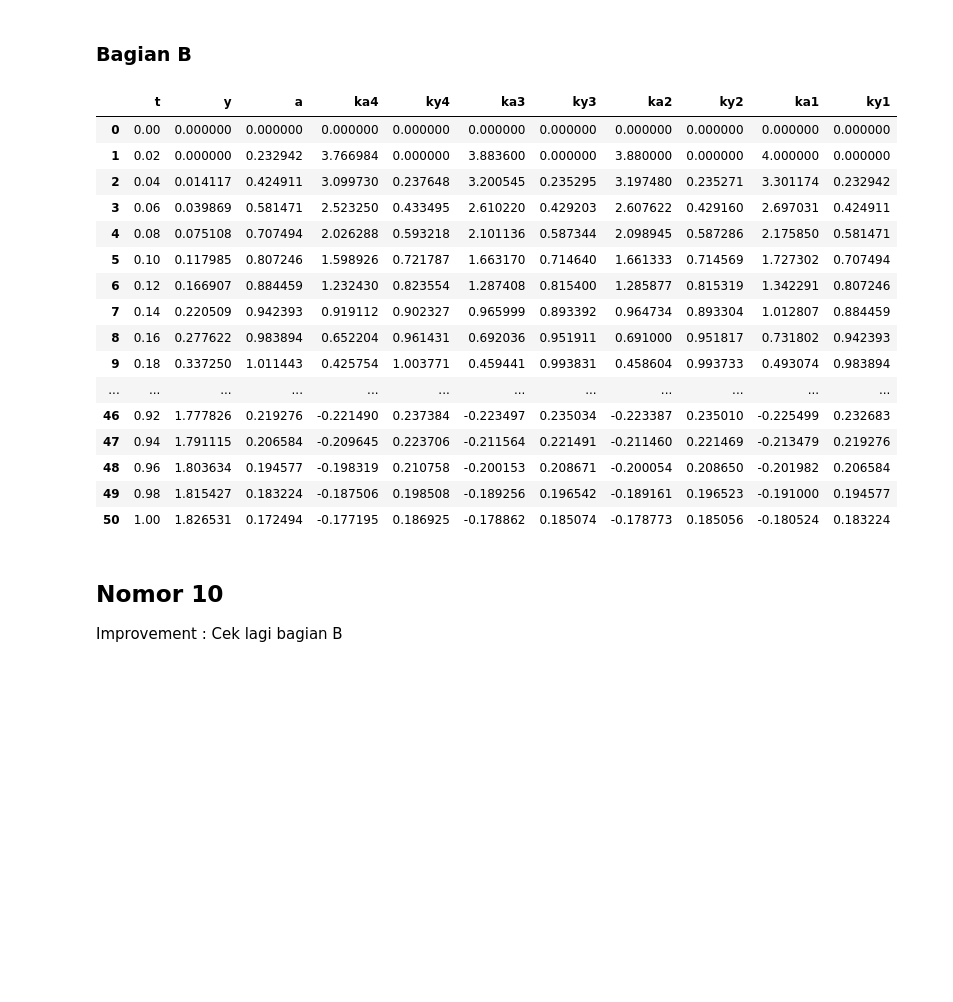
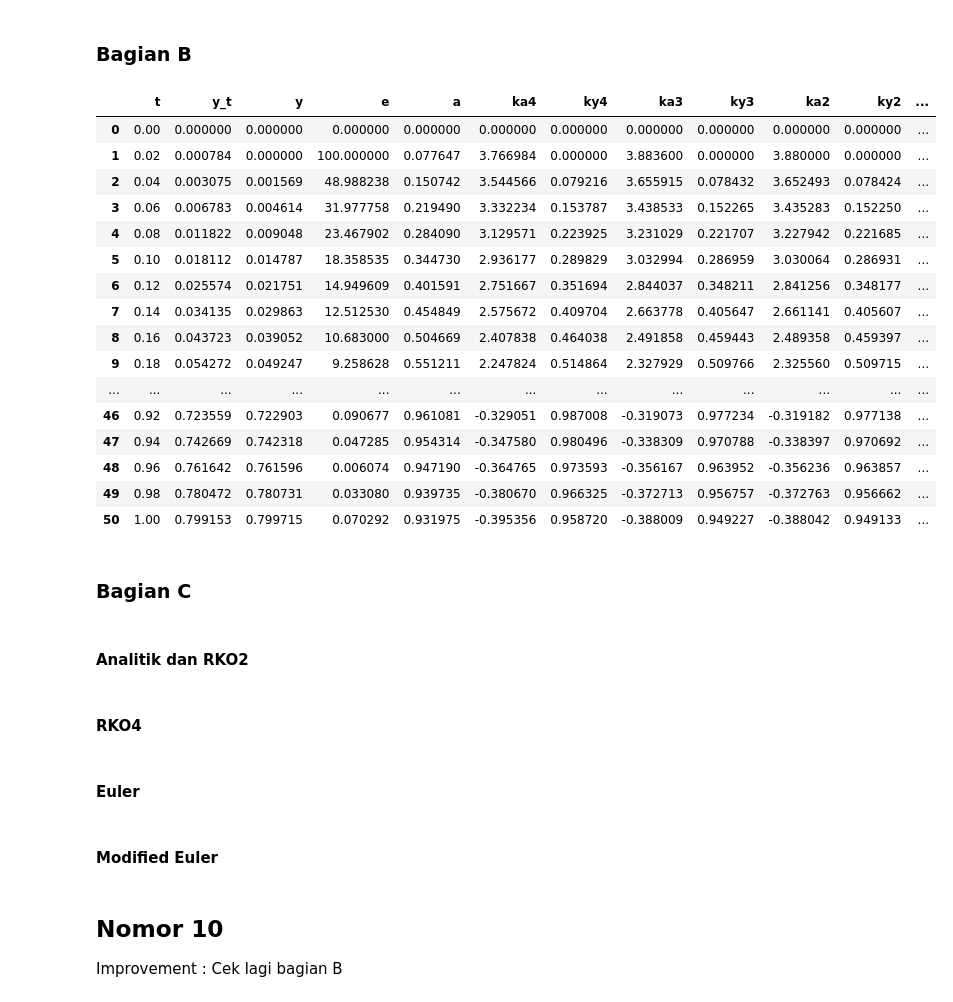
Before and after one commit to RendiZein/Metode-Rekayasa-Komputasi, a Jupyter notebook: RK_Method.ipynb, the cells around one changed output. Saved outputs shown, nothing was run; the diff lists cells and outputs as text; code cells hidden in the pictures; blank space fills up the shorter version.

```diff
--- a/RK_Method.ipynb
+++ b/RK_Method.ipynb
@@ -571,18 +571,18 @@ Improvement :
 # %%
 dt=0.02
 f=lambda t,y,a : 4-2*y-3*a
+f_t=lambda t : -4*np.exp(-t)+2*np.exp(-2*t)+2
 t_0=0
 t_end=1
-# y_true_func=lambda t :2+3*np.exp(-t)
-# y_true=[y_0]
-# y_pred=[y_0]
 H = int((t_end-t_0)/dt)
 t=np.linspace(t_0, t_end, H+1)
 ka2=np.zeros(len(t))
 ky2=np.zeros(len(t))
 ka1=np.zeros(len(t))
 ky1=np.zeros(len(t))
+y_t=np.zeros(len(t))
 a=np.zeros(len(t))
+e=np.zeros(len(t))
 y = np.zeros(len(t))
 ka2[0]=0
 ky2[0]=0
@@ -590,6 +590,8 @@ ka1[0] =0
 ky1[0] = 0
 a[0] = 0
 y[0] = 0
+y_t[0]=0
+e[0]=0
 
 #looping
 for j in range(len(t)-1):
@@ -599,7 +601,10 @@ for j in range(len(t)-1):
   ka2[j+1]=f(t[j+1], y[j]+ky1[j+1]*dt, a[j]+ka1[j+1]*dt)
   y[j+1]=y[j]+(ky1[j+1]+ ky2[j+1])*dt*0.5
   a[j+1]=a[j]+(ka1[j+1]+ ka2[j+1])*dt*0.5
-df = pd.DataFrame(list(zip(t, y, a, ka2,ky2,ka1, ky1)),
-              columns =['t','y', 'a', 'ka2','ky2','ka1','ky1'])
+  y_t[j+1]=f_t(t[j+1])
+  e[j+1]=(np.abs(y[j+1]-y_t[j+1])/y_t[j+1])*100
+
+df = pd.DataFrame(list(zip(t, y_t, y, e, a, ka2,ky2,ka1, ky1)),
+              columns =['t','y_t','y','e', 'a', 'ka2','ky2','ka1','ky1'])
 display(df)
 # %% [output]
@@ -625,6 +630,7 @@ display(df)
 # %%
 dt=0.02
 f=lambda t,y,a : 4-2*y-3*a
+f_t=lambda t : -4*np.exp(-t)+2*np.exp(-2*t)+2
 t_0=0
 t_end=1
 # y_true_func=lambda t :2+3*np.exp(-t)
@@ -639,54 +645,70 @@ ky3=np.zeros(len(t))
 ka2=np.zeros(len(t))
 ky2=np.zeros(len(t))
 ka1=np.zeros(len(t))
 ky1=np.zeros(len(t))
 a=np.zeros(len(t))
 y = np.zeros(len(t))
+y_t = np.zeros(len(t))
+e = np.zeros(len(t))
 
 ka4[0]=0
 ky4[0]=0
 ka3[0]=0
 ky3[0]=0
 ka2[0]=0
 ky2[0]=0
 ka1[0]=0
 ky1[0]=0
 a[0]=0
 y[0]=0
+y_t[0]=0
+e[0]=0
 
 #looping
 for j in range(len(t)-1):
   ky1[j+1]=a[j]
   ka1[j+1]=f(t[j], y[j], a[j])
   ky2[j+1]=a[j]+ky1[j+1]*dt/2
   ka2[j+1]=f(t[j]+dt/2, y[j]+ky1[j+1]*dt/2, a[j]+ka1[j+1]*dt/2)
   ky3[j+1]=a[j]+ky2[j+1]*dt/2
   ka3[j+1]=f(t[j]+dt/2, y[j]+ky2[j+1]*dt/2, a[j]+ka2[j+1]*dt/2)
   ky4[j+1]=a[j]+ky3[j+1]*dt
   ka4[j+1]=f(t[j]+dt, y[j]+ky3[j+1]*dt, a[j]+ka3[j+1]*dt)
-  y[j+1]=y[j]+(ky1[j+1]+ 2*ky2[j+1]+2*ky3[j+1]+ky4[j+1])*dt/2
-  a[j+1]=a[j]+(ka1[j+1]+ 2*ka2[j+1]+2*ka3[j+1]+ka4[j+1])*dt/2
-df = pd.DataFrame(list(zip(t, y, a,ka4,ky4,ka3, ky3, ka2,ky2,ka1, ky1)),
-              columns =['t','y', 'a','ka4','ky4','ka3','ky3', 'ka2', 'ky2', 'ka1', 'ky1'])
+  y[j+1]=y[j]+(ky1[j+1]+ 2*ky2[j+1]+2*ky3[j+1]+ky4[j+1])*dt/6
+  a[j+1]=a[j]+(ka1[j+1]+ 2*ka2[j+1]+2*ka3[j+1]+ka4[j+1])*dt/6
+  y_t[j+1]=f_t(t[j+1])
+  e[j+1]=(np.abs(y[j+1]-y_t[j+1])/y_t[j+1])*100
+df = pd.DataFrame(list(zip(t, y_t,y,e, a,ka4,ky4,ka3, ky3, ka2,ky2,ka1, ky1)),
+              columns =['t','y_t','y','e', 'a','ka4','ky4','ka3','ky3', 'ka2', 'ky2', 'ka1', 'ky1'])
 display(df)
 # %% [output]
-|  | t | y | a | ka4 | ky4 | ka3 | ky3 | ka2 | ky2 | ka1 | ky1 |
-| 0 | 0.00 | 0.000000 | 0.000000 | 0.000000 | 0.000000 | 0.000000 | 0.000000 | 0.000000 | 0.000000 | 0.000000 | 0.000000 |
-| 1 | 0.02 | 0.000000 | 0.232942 | 3.766984 | 0.000000 | 3.883600 | 0.000000 | 3.880000 | 0.000000 | 4.000000 | 0.000000 |
-| 2 | 0.04 | 0.014117 | 0.424911 | 3.099730 | 0.237648 | 3.200545 | 0.235295 | 3.197480 | 0.235271 | 3.301174 | 0.232942 |
-| 3 | 0.06 | 0.039869 | 0.581471 | 2.523250 | 0.433495 | 2.610220 | 0.429203 | 2.607622 | 0.429160 | 2.697031 | 0.424911 |
-| 4 | 0.08 | 0.075108 | 0.707494 | 2.026288 | 0.593218 | 2.101136 | 0.587344 | 2.098945 | 0.587286 | 2.175850 | 0.581471 |
-| 5 | 0.10 | 0.117985 | 0.807246 | 1.598926 | 0.721787 | 1.663170 | 0.714640 | 1.661333 | 0.714569 | 1.727302 | 0.707494 |
-| 6 | 0.12 | 0.166907 | 0.884459 | 1.232430 | 0.823554 | 1.287408 | 0.815400 | 1.285877 | 0.815319 | 1.342291 | 0.807246 |
-| 7 | 0.14 | 0.220509 | 0.942393 | 0.919112 | 0.902327 | 0.965999 | 0.893392 | 0.964734 | 0.893304 | 1.012807 | 0.884459 |
-| 8 | 0.16 | 0.277622 | 0.983894 | 0.652204 | 0.961431 | 0.692036 | 0.951911 | 0.691000 | 0.951817 | 0.731802 | 0.942393 |
-| 9 | 0.18 | 0.337250 | 1.011443 | 0.425754 | 1.003771 | 0.459441 | 0.993831 | 0.458604 | 0.993733 | 0.493074 | 0.983894 |
-| ... | ... | ... | ... | ... | ... | ... | ... | ... | ... | ... | ... |
-| 46 | 0.92 | 1.777826 | 0.219276 | -0.221490 | 0.237384 | -0.223497 | 0.235034 | -0.223387 | 0.235010 | -0.225499 | 0.232683 |
-| 47 | 0.94 | 1.791115 | 0.206584 | -0.209645 | 0.223706 | -0.211564 | 0.221491 | -0.211460 | 0.221469 | -0.213479 | 0.219276 |
-| 48 | 0.96 | 1.803634 | 0.194577 | -0.198319 | 0.210758 | -0.200153 | 0.208671 | -0.200054 | 0.208650 | -0.201982 | 0.206584 |
-| 49 | 0.98 | 1.815427 | 0.183224 | -0.187506 | 0.198508 | -0.189256 | 0.196542 | -0.189161 | 0.196523 | -0.191000 | 0.194577 |
-| 50 | 1.00 | 1.826531 | 0.172494 | -0.177195 | 0.186925 | -0.178862 | 0.185074 | -0.178773 | 0.185056 | -0.180524 | 0.183224 |
+|  | t | y_t | y | e | a | ka4 | ky4 | ka3 | ky3 | ka2 | ky2 | ... |
+| 0 | 0.00 | 0.000000 | 0.000000 | 0.000000 | 0.000000 | 0.000000 | 0.000000 | 0.000000 | 0.000000 | 0.000000 | 0.000000 | ... |
+| 1 | 0.02 | 0.000784 | 0.000000 | 100.000000 | 0.077647 | 3.766984 | 0.000000 | 3.883600 | 0.000000 | 3.880000 | 0.000000 | ... |
+| 2 | 0.04 | 0.003075 | 0.001569 | 48.988238 | 0.150742 | 3.544566 | 0.079216 | 3.655915 | 0.078432 | 3.652493 | 0.078424 | ... |
+| 3 | 0.06 | 0.006783 | 0.004614 | 31.977758 | 0.219490 | 3.332234 | 0.153787 | 3.438533 | 0.152265 | 3.435283 | 0.152250 | ... |
+| 4 | 0.08 | 0.011822 | 0.009048 | 23.467902 | 0.284090 | 3.129571 | 0.223925 | 3.231029 | 0.221707 | 3.227942 | 0.221685 | ... |
+| 5 | 0.10 | 0.018112 | 0.014787 | 18.358535 | 0.344730 | 2.936177 | 0.289829 | 3.032994 | 0.286959 | 3.030064 | 0.286931 | ... |
+| 6 | 0.12 | 0.025574 | 0.021751 | 14.949609 | 0.401591 | 2.751667 | 0.351694 | 2.844037 | 0.348211 | 2.841256 | 0.348177 | ... |
+| 7 | 0.14 | 0.034135 | 0.029863 | 12.512530 | 0.454849 | 2.575672 | 0.409704 | 2.663778 | 0.405647 | 2.661141 | 0.405607 | ... |
+| 8 | 0.16 | 0.043723 | 0.039052 | 10.683000 | 0.504669 | 2.407838 | 0.464038 | 2.491858 | 0.459443 | 2.489358 | 0.459397 | ... |
+| 9 | 0.18 | 0.054272 | 0.049247 | 9.258628 | 0.551211 | 2.247824 | 0.514864 | 2.327929 | 0.509766 | 2.325560 | 0.509715 | ... |
+| ... | ... | ... | ... | ... | ... | ... | ... | ... | ... | ... | ... | ... |
+| 46 | 0.92 | 0.723559 | 0.722903 | 0.090677 | 0.961081 | -0.329051 | 0.987008 | -0.319073 | 0.977234 | -0.319182 | 0.977138 | ... |
+| 47 | 0.94 | 0.742669 | 0.742318 | 0.047285 | 0.954314 | -0.347580 | 0.980496 | -0.338309 | 0.970788 | -0.338397 | 0.970692 | ... |
+| 48 | 0.96 | 0.761642 | 0.761596 | 0.006074 | 0.947190 | -0.364765 | 0.973593 | -0.356167 | 0.963952 | -0.356236 | 0.963857 | ... |
+| 49 | 0.98 | 0.780472 | 0.780731 | 0.033080 | 0.939735 | -0.380670 | 0.966325 | -0.372713 | 0.956757 | -0.372763 | 0.956662 | ... |
+| 50 | 1.00 | 0.799153 | 0.799715 | 0.070292 | 0.931975 | -0.395356 | 0.958720 | -0.388009 | 0.949227 | -0.388042 | 0.949133 | ... |
+# %% [markdown]
+### Bagian C
+# %% [markdown]
+#### Analitik dan RKO2
+# %% [markdown]
+#### RKO4
+# %% [markdown]
+#### Euler
+# %% [markdown]
+#### Modified Euler
 # %% [markdown]
 ## Nomor 10
 Improvement :
```
Also changed, not shown: parts of 2 cells of this notebook.
